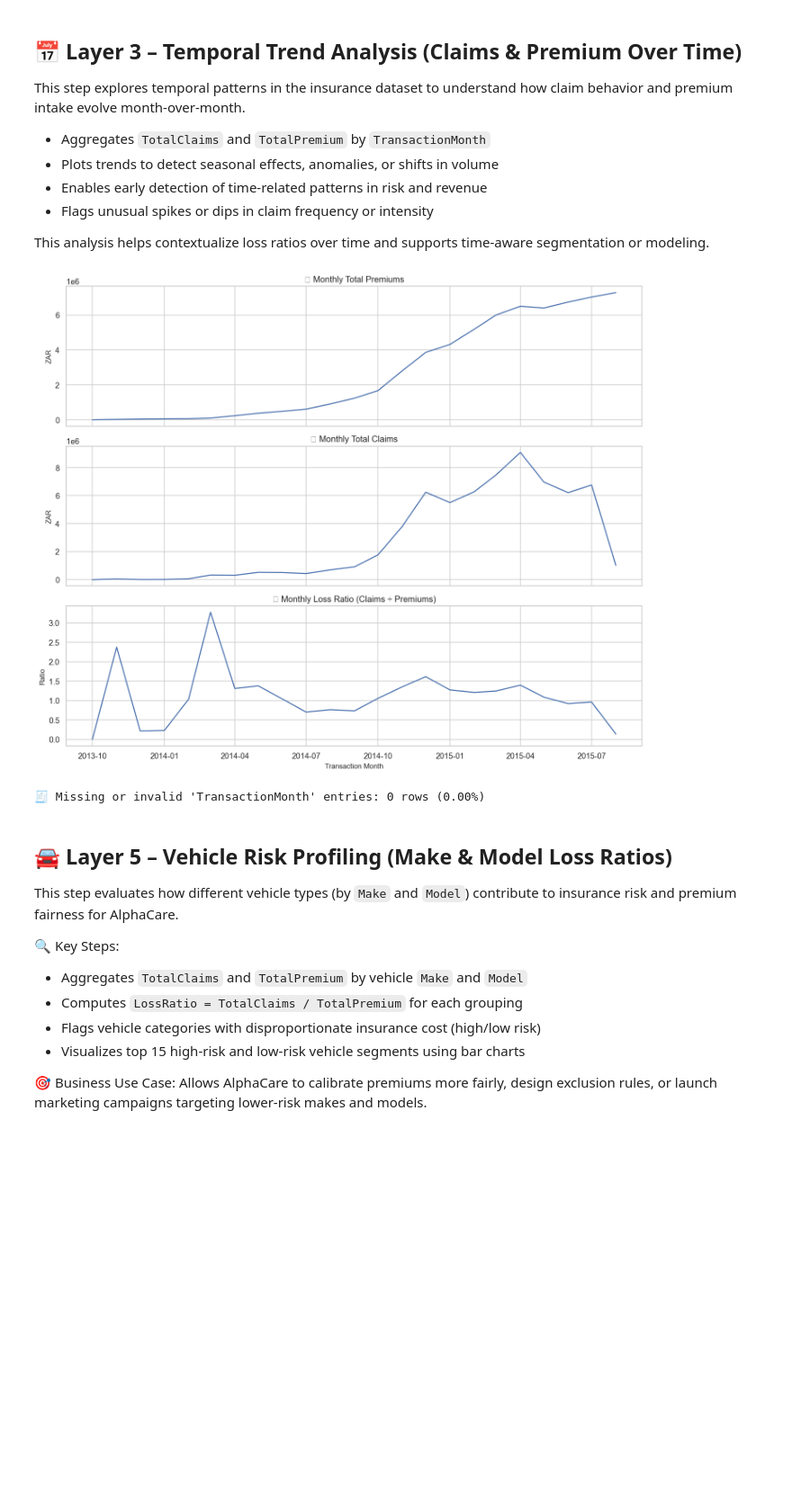
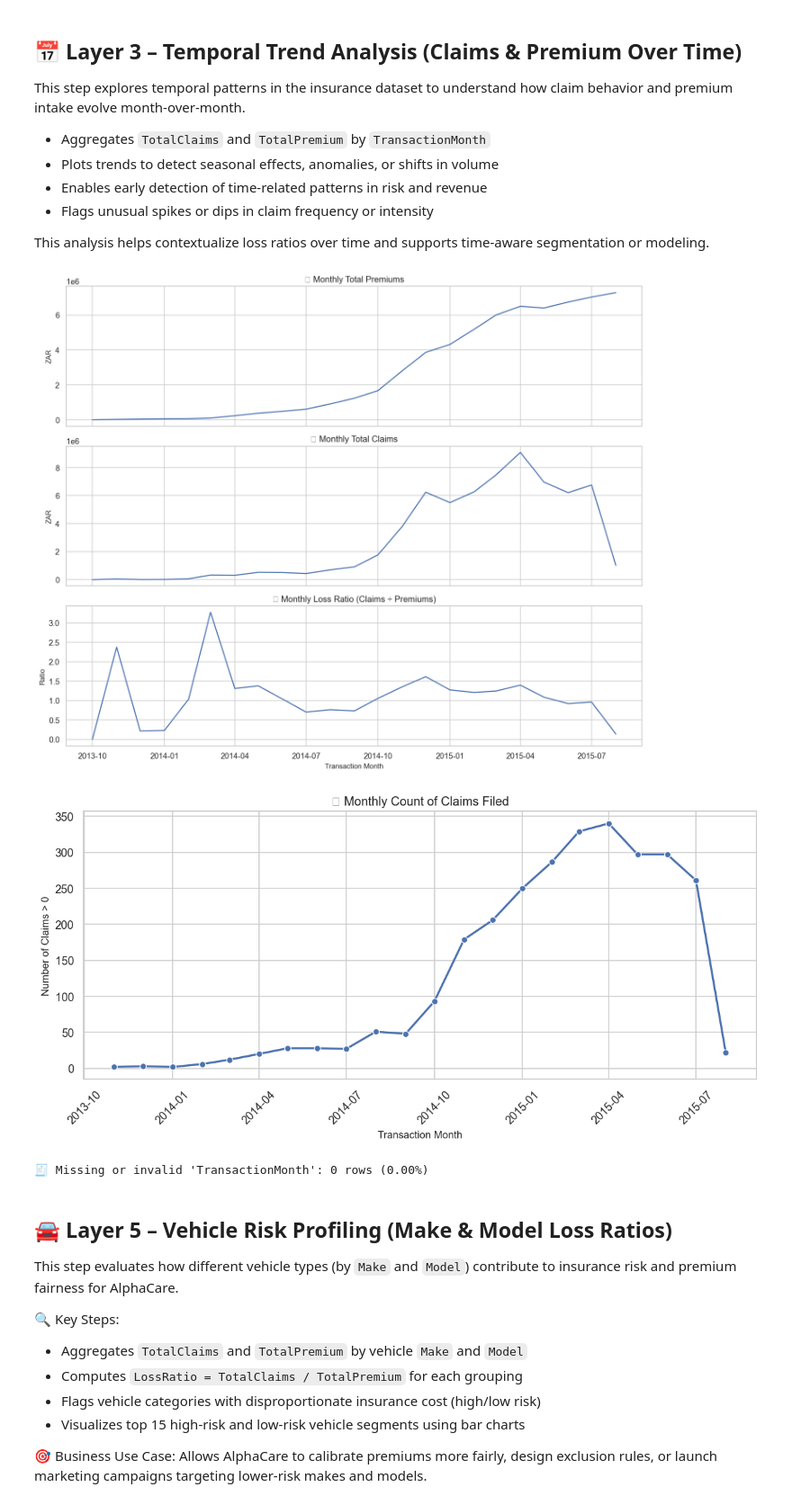
Before and after one commit to NabloP/b5w3-insurance-risk-modelling-challenge, a Jupyter notebook: notebooks/task-1-eda-statistical-planning.ipynb, the cells around one changed output. Shown: that part at 90% size. Saved outputs shown, nothing was run; the diff lists cells and outputs as text; code cells hidden in the pictures; blank space fills up the shorter version.

```diff
--- a/notebooks/task-1-eda-statistical-planning.ipynb
+++ b/notebooks/task-1-eda-statistical-planning.ipynb
@@ -303,29 +305,33 @@ This step explores temporal patterns in the insurance dataset to understand how
 This analysis helps contextualize loss ratios over time and supports time-aware segmentation or modeling.
 # %%
 # ------------------------------------------------------------------------------
-# 📅 Layer 3 – Temporal Trend Analysis of Claims and Premiums (Refactored)
+# 📅 Layer 3 – Temporal Trend Analysis of Claims, Premiums, and Claim Volume
 # ------------------------------------------------------------------------------
 
-# ✅ Import your class from the refactored module
+# ✅ Import your class from the updated module
 from src.eda.temporal_analyzer import TemporalClaimsAnalyzer
 
-# ✅ Step 1: Initialize analyzer with full DataFrame
+# ✅ Step 1: Initialize the temporal analyzer with the full raw dataset
 time_analyzer = TemporalClaimsAnalyzer(df)
 
-# ✅ Step 2: Parse and clean TransactionMonth
+# ✅ Step 2: Parse and clean 'TransactionMonth' into datetime format
 time_analyzer.prepare_temporal_data()
 
-# ✅ Step 3: Aggregate monthly totals and loss ratio
+# ✅ Step 3: Aggregate monthly premiums, claims, and compute loss ratios
 time_analyzer.aggregate_monthly_metrics()
 
-# ✅ Step 4: Plot temporal trends for premiums, claims, and loss ratio
+# ✅ Step 4: Plot monthly financial trends (Premiums, Claims, Loss Ratio)
 time_analyzer.plot_trend_lines()
 
-# ✅ Step 5: Report % of missing date values
+# ✅ Step 5: Plot monthly count of policies with non-zero claims
+time_analyzer.plot_monthly_claim_count()
+
+# ✅ Step 6: Report % of rows with missing or invalid 'TransactionMonth' values
 time_analyzer.report_missing_months()
 # %% [output]
 [figure]
+[figure, added]
-🧾 Missing or invalid 'TransactionMonth' entries: 0 rows (0.00%)
+🧾 Missing or invalid 'TransactionMonth': 0 rows (0.00%)
 # %% [markdown]
 ## 🚘 Layer 5 – Vehicle Risk Profiling (Make & Model Loss Ratios)
 
```
Also changed, not shown: parts of 3 cells of this notebook, 5 other files.
